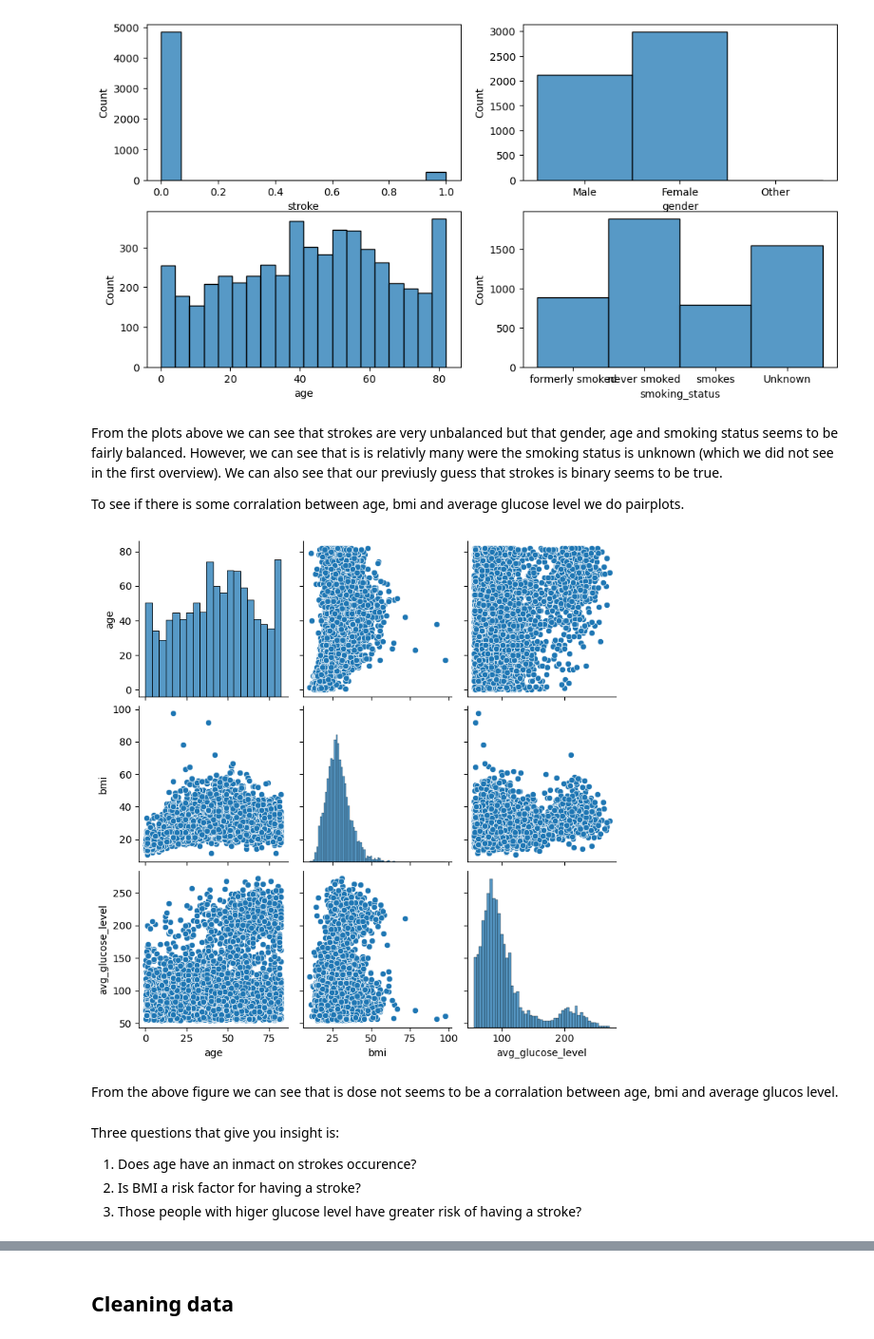
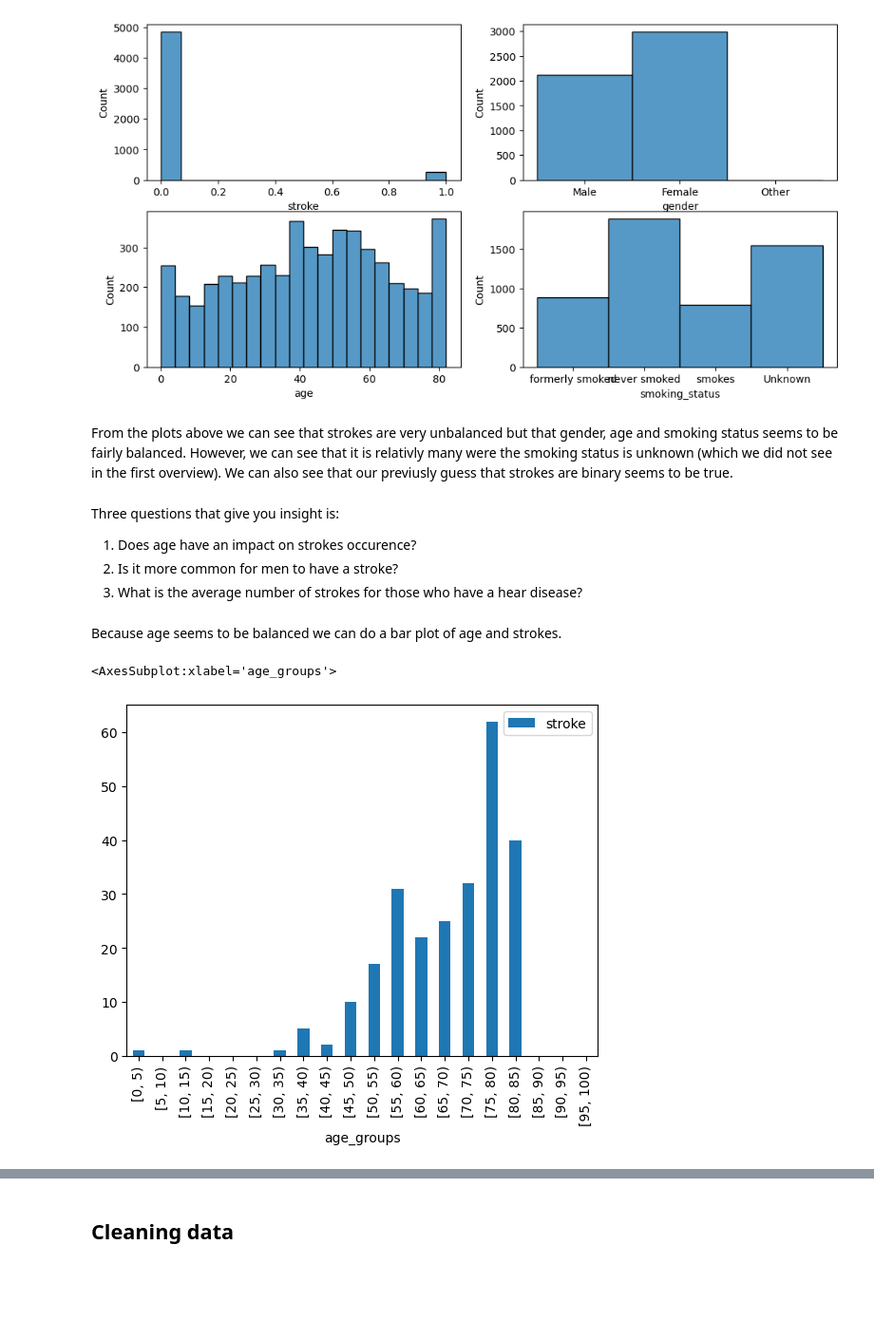
Before and after one commit to majaelm/su-mt4007, a Jupyter notebook: HW3/HW3.ipynb, the cells around one changed output, grey strips where cells are left out. Shown at 95% size. Saved outputs shown, nothing was run; the diff lists cells and outputs as text; code cells hidden in the pictures; blank space fills up the shorter version.

```diff
--- a/HW3/HW3.ipynb
+++ b/HW3/HW3.ipynb
@@ -315,19 +276,19 @@ sns.histplot(strokes_df['smoking_status'], ax = ax[1,1])
 <AxesSubplot:xlabel='smoking_status', ylabel='Count'>
 [figure]
 # %% [markdown]
-From the plots above we can see that strokes are very unbalanced but that gender, age and smoking status seems to be fairly balanced. However, we can see that is is relativly many were the smoking status is unknown (which we did not see in the first overview). We can also see that our previusly guess that strokes is binary seems to be true.
-
-To see if there is some corralation between age, bmi and average glucose level we do pairplots.
+From the plots above we can see that strokes are very unbalanced but that gender, age and smoking status seems to be fairly balanced. However, we can see that it is relativly many were the smoking status is unknown (which we did not see in the first overview). We can also see that our previusly guess that strokes are binary seems to be true.
-# %%
-selected_features = ['age', 'bmi','avg_glucose_level']
-sns.pairplot(strokes_df[selected_features])
-plt.show()
-# %% [output]
-[figure, removed]
-# %% [markdown]
-From the above figure we can see that is dose not seems to be a corralation between age, bmi and average glucos level.
 # %% [markdown]
 Three questions that give you insight is:
-1. Does age have an inmact on strokes occurence?
-2. Is BMI a risk factor for having a stroke?
-3. Those people with higer glucose level have greater risk of having a stroke?
+1. Does age have an impact on strokes occurence?
+2. Is it more common for men to have a stroke?
+3. What is the average number of strokes for those who have a hear disease?
+# %% [markdown]
+Because age seems to be balanced we can do a bar plot of age and strokes.
+# %%
+strokes_df['age_groups'] = pd.cut(strokes_df['age'], bins = range(0,101,5), right = False)
+
+relevent_strokes_df = strokes_df[['age_groups', 'stroke']]
+relevent_strokes_df.groupby('age_groups').sum().plot.bar()
+# %% [output]
+<AxesSubplot:xlabel='age_groups'>
+[figure, added]
```
Also changed, not shown: parts of 35 cells of this notebook.
